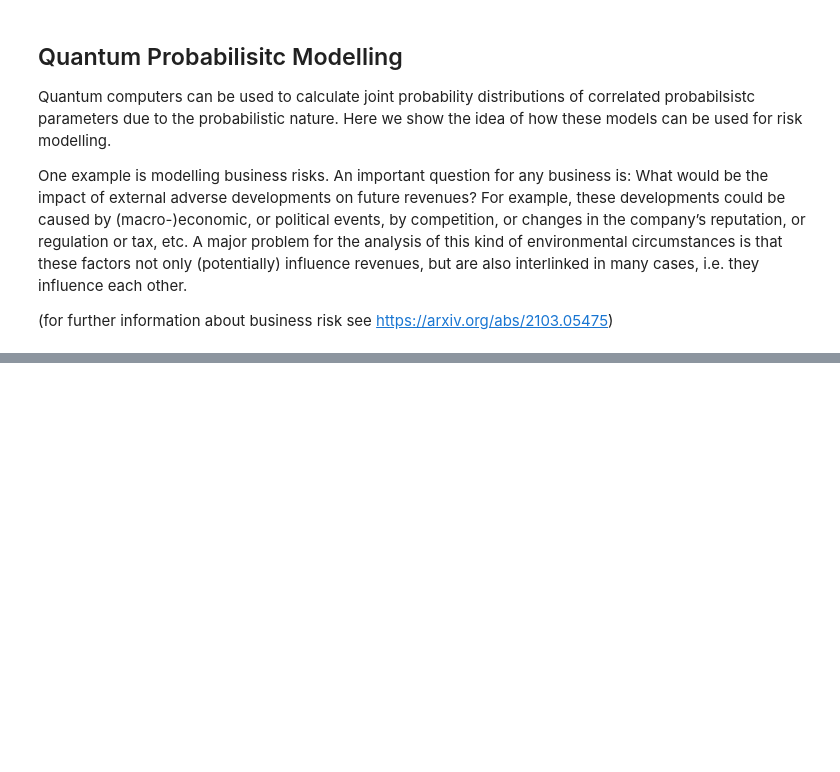
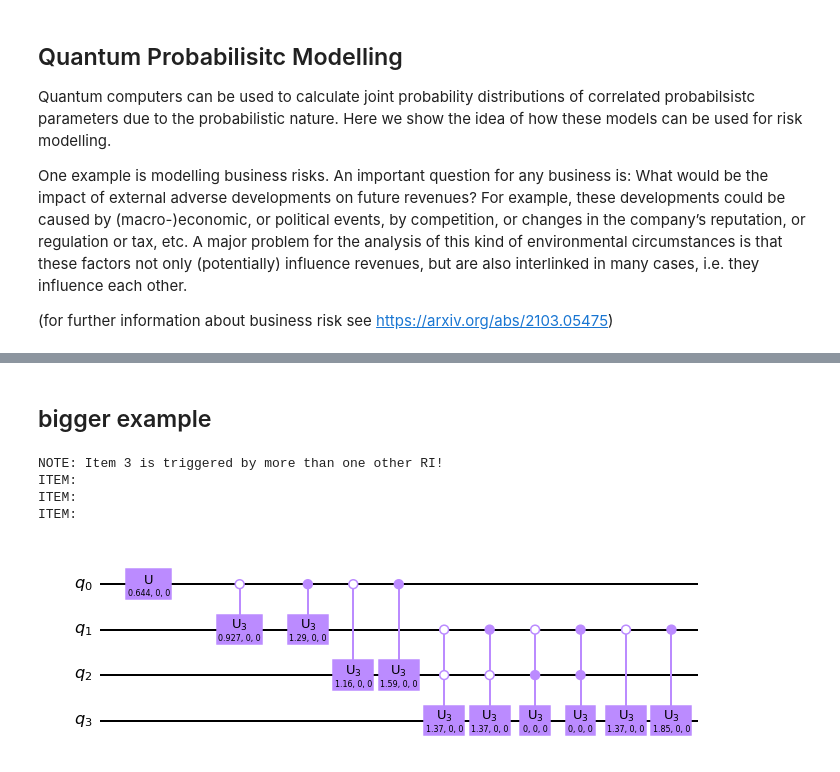
Before and after one commit to JoSQUANTUM/pygrnd, a Jupyter notebook: notebooks/risk_model.ipynb, the cells around one changed output, grey strips where cells are left out. Drawn from its saved outputs; the diff is of its cells as text; code cells hidden in the pictures; blank space fills up the shorter version.

```diff
--- a/notebooks/risk_model.ipynb
+++ b/notebooks/risk_model.ipynb
@@ -120,0 +126,17 @@ The probability of the tail event  ['11']  is:  0.038060233744356756
+# %% [markdown]
+## bigger example
+# %%
+nodes=['0','1','2','3'] # risk items defition
+edges=[('0','1'),('0','2'),('1','3'),('2','3')] # risk items correlations
+
+probsNodes={'0':0.1,'1':0.2,'2':0.3,'3':0.4} # intrinsic probs
+probsEdges={('0','1'):0.2,('0','2'):0.3,('1','3'):0.4,('2','3'):0.5} # transition probs
+# %%
+rm, mat = brm(nodes, edges, probsNodes, probsEdges, model2gate=False)
+rm.draw(output='mpl')
+# %% [output]
+NOTE: Item 3 is triggered by more than one other RI!
+ITEM:
+ITEM:
+ITEM:
+[figure, added]
```
Also changed, not shown: parts of 11 cells of this notebook.
